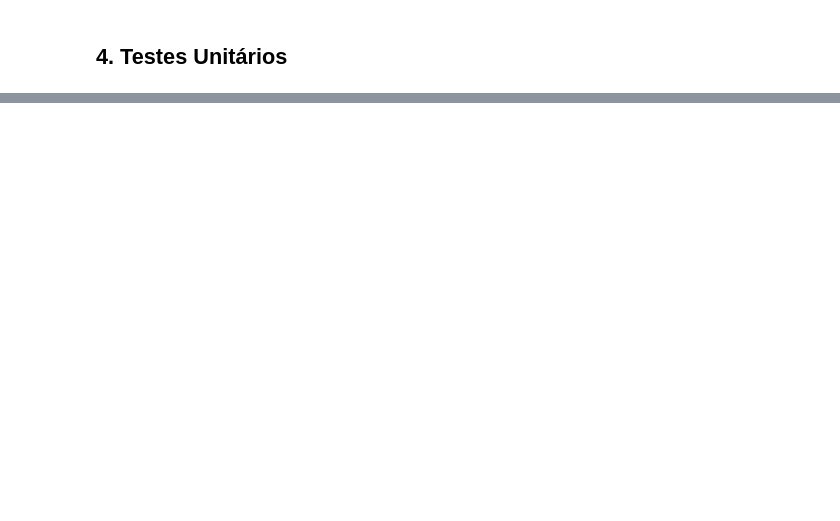
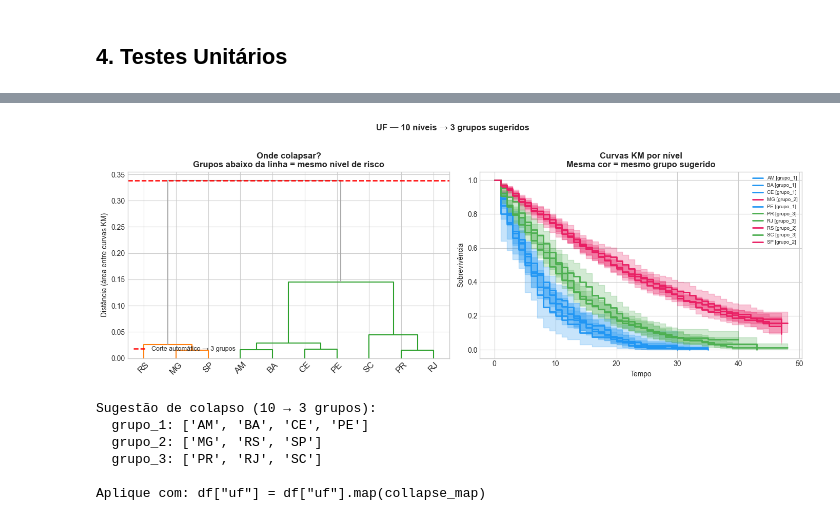
Before and after one commit to anapaulasandes/survival-analysis-pipelines, a Jupyter notebook: notebooks/feature_selection/logrank_categorical_collapsing.ipynb, the cells around one changed output, grey strips where cells are left out. Drawn from its saved outputs; the diff is of its cells as text; code cells hidden in the pictures; blank space fills up the shorter version.

```diff
--- a/notebooks/feature_selection/logrank_categorical_collapsing.ipynb
+++ b/notebooks/feature_selection/logrank_categorical_collapsing.ipynb
@@ -835,0 +1086,14 @@ run_tests()
+# %%
+# result = collapse_categorical_survival(df, 'uf', 'time', 'event')
+# df['uf_colapsada'] = df['uf'].map(result['collapse_map'])
+
+# Se quiser forçar um número específico de grupos:
+result = collapse_categorical_survival(df, 'uf', 'time', 'event', n_groups=3)
+# %% [output]
+[figure, added]
+Sugestão de colapso (10 → 3 grupos):
+  grupo_1: ['AM', 'BA', 'CE', 'PE']
+  grupo_2: ['MG', 'RS', 'SP']
+  grupo_3: ['PR', 'RJ', 'SC']
+
+Aplique com: df["uf"] = df["uf"].map(collapse_map)
```
Also changed, not shown: parts of 16 cells of this notebook.
